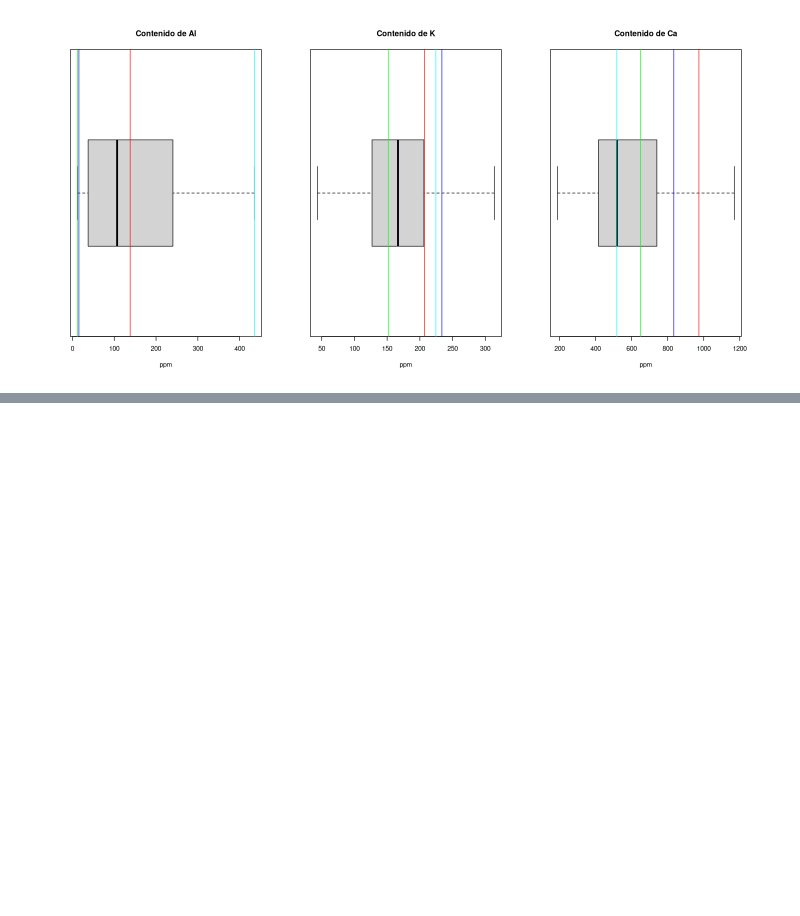
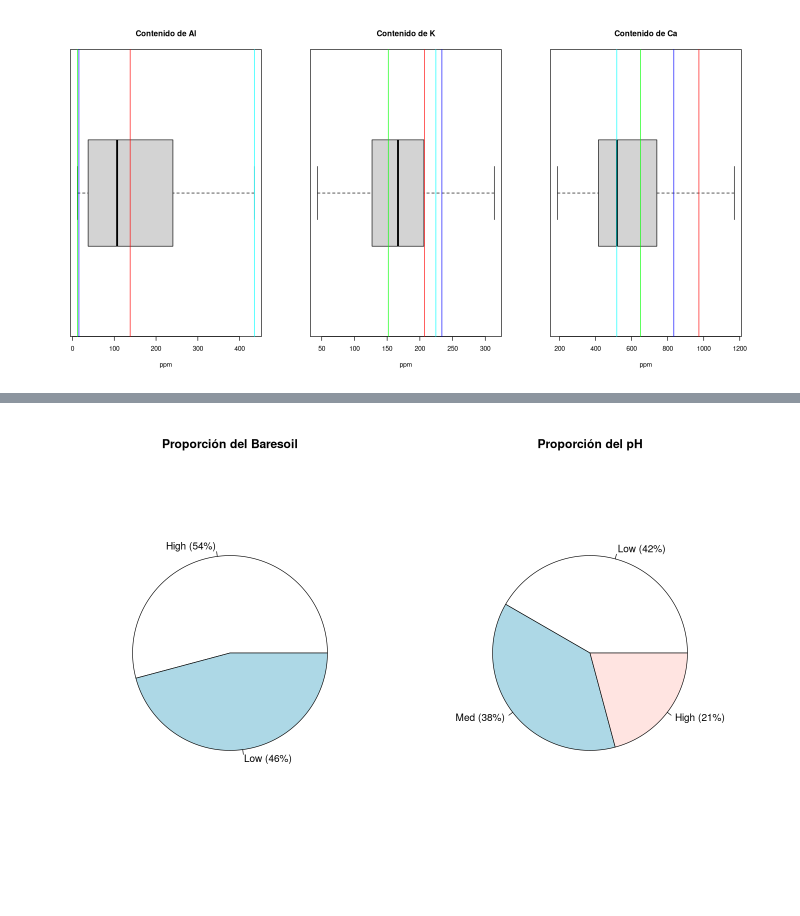
Before and after one commit to HugoVarelaSanchez/MEDAD_Vegetales, a Jupyter notebook: script.ipynb, the cells around one changed output, grey strips where cells are left out. Saved outputs shown, nothing was run; the diff lists cells and outputs as text; code cells hidden in the pictures; blank space fills up the shorter version.

```diff
--- a/script.ipynb
+++ b/script.ipynb
@@ -455,0 +200,20 @@ El molibdeno no se encuentra correlacionado con ningun otro dato.
+# %%
+options(repr.plot.width=12, repr.plot.height=8)
+par(mfrow=c(1, 2))
+category_vars <- c("Baresoil", "pH")
+for (i in 1:length(category_vars)){
+ data <- df_vegetal[, category_vars[i]]
+ # Calcular la proporcion para nivel de la variable categorica
+ prop <- round(table(data)/nrow(df_vegetal), 2)
+ labels <- c()
+ # Definir las etiquetas para el pie chart: category (x%)
+ for (j in 1:length(unique(data))){
+     labels <- c(labels, paste0( names(prop[j]), " (", prop[j]*100, "%)"))
+ }
+ pie(table(data),
+     labels=labels,
+     radius=1.3,
+     main=paste("Proporción del", category_vars[i]))
+}
+# %% [output]
+[figure, added]
```
Also changed, not shown: parts of 99 cells of this notebook.
